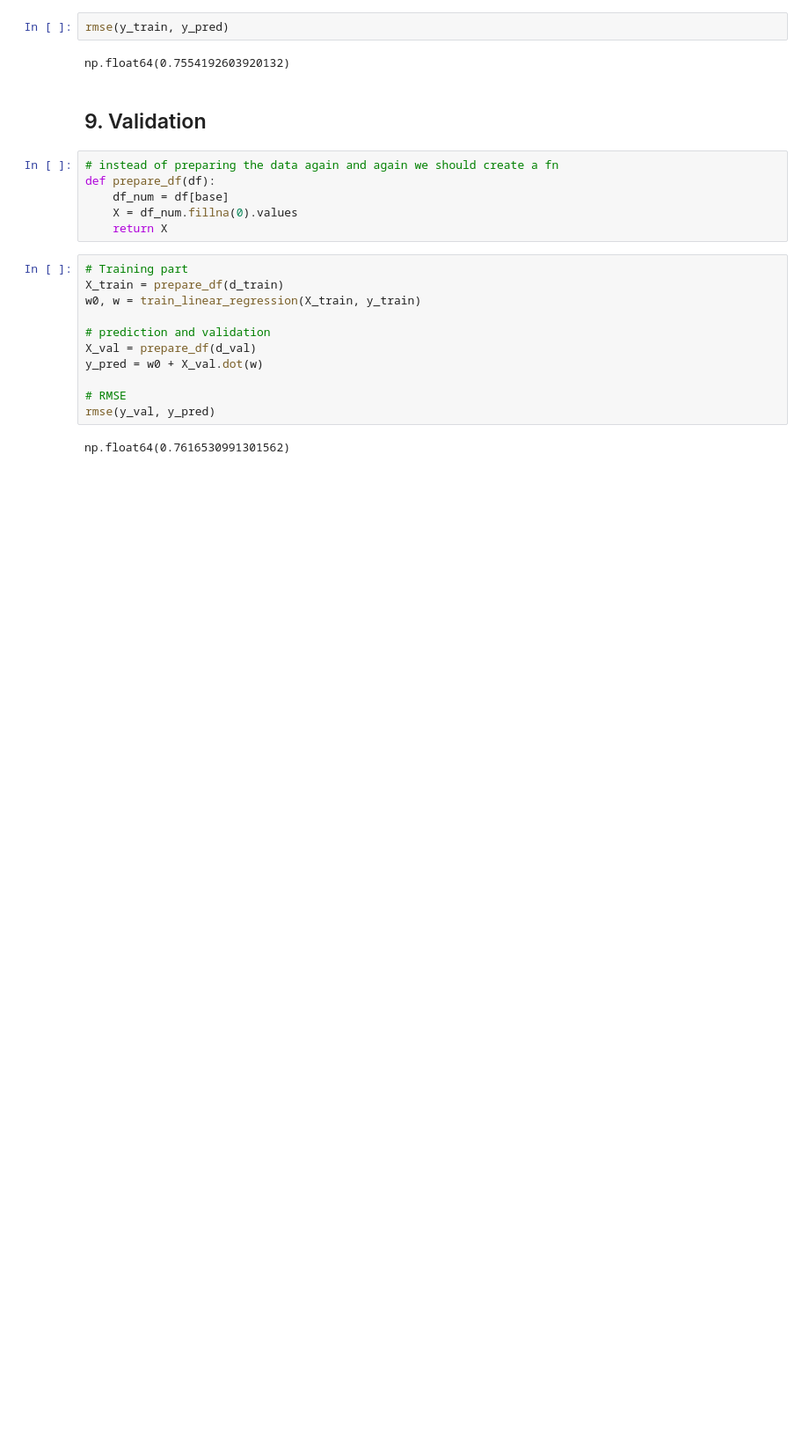
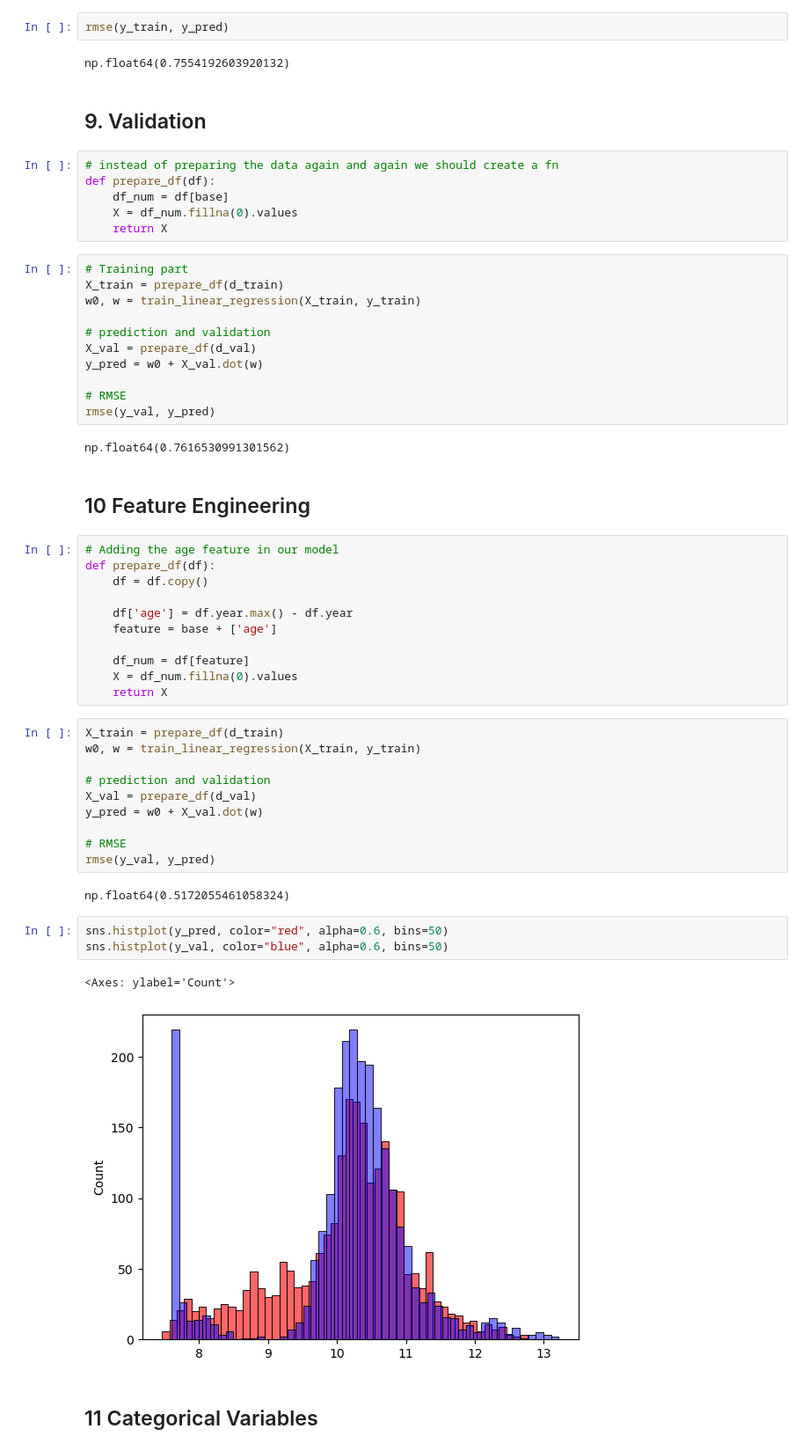
Before and after one commit to TheManuAi/ML-Zoomcamp, a Jupyter notebook: Week2 - Regression/ML-for-regression.ipynb, the cells around one changed output. Shown at 88% size. Drawn from its saved outputs; the diff is of its cells as text; blank space fills up the shorter version.

```diff
--- a/Week2 - Regression/ML-for-regression.ipynb
+++ b/Week2 - Regression/ML-for-regression.ipynb
@@ -370,3 +370,36 @@ y_pred = w0 + X_val.dot(w)
 rmse(y_val, y_pred)
 # %% [output]
 np.float64(0.7616530991301562)
+# %% [markdown]
+## 10 Feature Engineering
+# %%
+# Adding the age feature in our model
+def prepare_df(df):
+    df = df.copy()
+
+    df['age'] = df.year.max() - df.year
+    feature = base + ['age']
+
+    df_num = df[feature]
+    X = df_num.fillna(0).values
+    return X
+# %%
+X_train = prepare_df(d_train)
+w0, w = train_linear_regression(X_train, y_train)
+
+# prediction and validation
+X_val = prepare_df(d_val)
+y_pred = w0 + X_val.dot(w)
+
+# RMSE
+rmse(y_val, y_pred)
+# %% [output]
+np.float64(0.5172055461058324)
+# %%
+sns.histplot(y_pred, color="red", alpha=0.6, bins=50)
+sns.histplot(y_val, color="blue", alpha=0.6, bins=50)
+# %% [output]
+<Axes: ylabel='Count'>
+[figure, added]
+# %% [markdown]
+## 11 Categorical Variables
```
Also changed, not shown: parts of 10 cells of this notebook.
